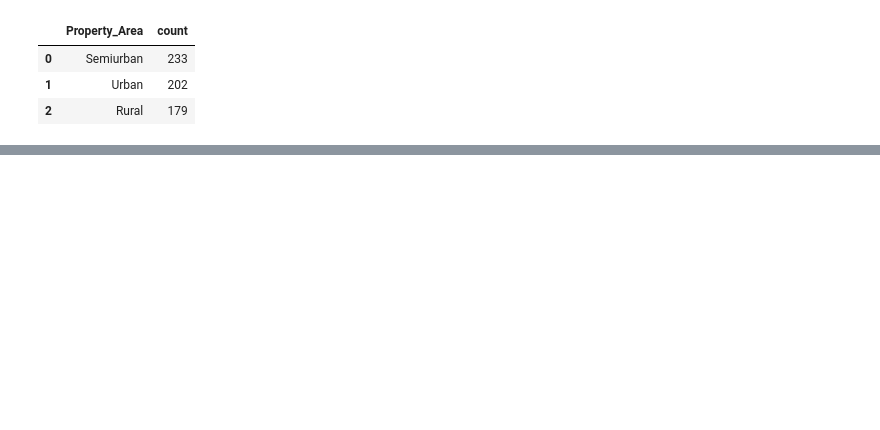
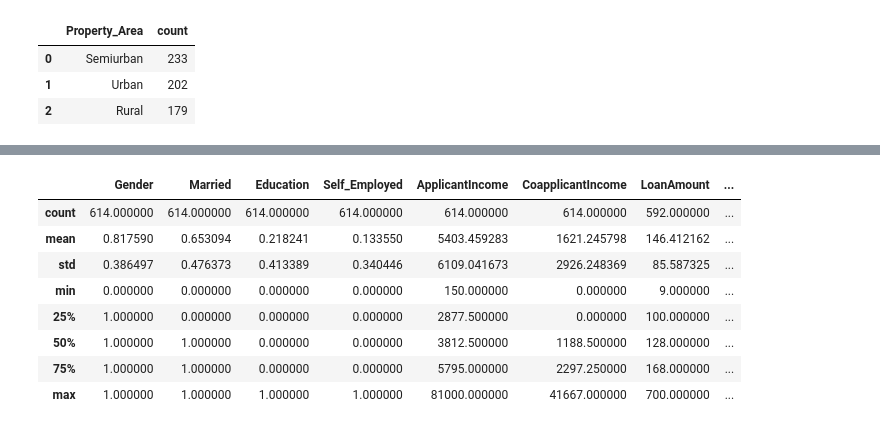
Before and after one commit to manish9857/loan_prediction, a Jupyter notebook: loan_preditction_eda.ipynb, the cells around one changed output, grey strips where cells are left out. Drawn from its saved outputs; the diff is of its cells as text; code cells hidden in the pictures; blank space fills up the shorter version.

```diff
--- a/loan_preditction_eda.ipynb
+++ b/loan_preditction_eda.ipynb
@@ -84,0 +98,6 @@ df_loan['Self_Employed'].value_counts(dropna=False).reset_index()
+# %%
+df_loan['Married'] = df_loan['Married'].fillna("Yes")
+le = LabelEncoder()
+df_loan['Married'] = le.fit_transform(df_loan['Married'])
+print(dict(zip(le.classes_, le.transform(le.classes_))))
+df_loan['Married'].value_counts(dropna=False).reset_index()
@@ -84,0 +120,5 @@ df_loan['Self_Employed'].value_counts(dropna=False).reset_index()
+# %%
+df_loan['Self_Employed'] = df_loan['Self_Employed'].fillna("No")
+le = LabelEncoder()
+df_loan['Self_Employed'] = le.fit_transform(df_loan['Self_Employed'])
+print(dict(zip(le.classes_, le.transform(le.classes_))))
@@ -125,0 +134,4 @@ df_train.groupby(by='Loan_Status').agg({'Credit_History': 'mean'})
+# %%
+df_area = pd.get_dummies(df_loan['Property_Area'],drop_first=True, dtype=int )
+df_loan = pd.concat([df_loan, df_area], axis=1)
+df_loan.head()
@@ -125,0 +145,12 @@ df_train.groupby(by='Loan_Status').agg({'Credit_History': 'mean'})
+# %%
+df_loan.describe()
+# %% [output]
+|  | Gender | Married | Education | Self_Employed | ApplicantIncome | CoapplicantIncome | LoanAmount | ... |
+| count | 614.000000 | 614.000000 | 614.000000 | 614.000000 | 614.000000 | 614.000000 | 592.000000 | ... |
+| mean | 0.817590 | 0.653094 | 0.218241 | 0.133550 | 5403.459283 | 1621.245798 | 146.412162 | ... |
+| std | 0.386497 | 0.476373 | 0.413389 | 0.340446 | 6109.041673 | 2926.248369 | 85.587325 | ... |
+| min | 0.000000 | 0.000000 | 0.000000 | 0.000000 | 150.000000 | 0.000000 | 9.000000 | ... |
+| 25% | 1.000000 | 0.000000 | 0.000000 | 0.000000 | 2877.500000 | 0.000000 | 100.000000 | ... |
+| 50% | 1.000000 | 1.000000 | 0.000000 | 0.000000 | 3812.500000 | 1188.500000 | 128.000000 | ... |
+| 75% | 1.000000 | 1.000000 | 0.000000 | 0.000000 | 5795.000000 | 2297.250000 | 168.000000 | ... |
+| max | 1.000000 | 1.000000 | 1.000000 | 1.000000 | 81000.000000 | 41667.000000 | 700.000000 | ... |
```
Also changed, not shown: parts of 12 cells of this notebook.
